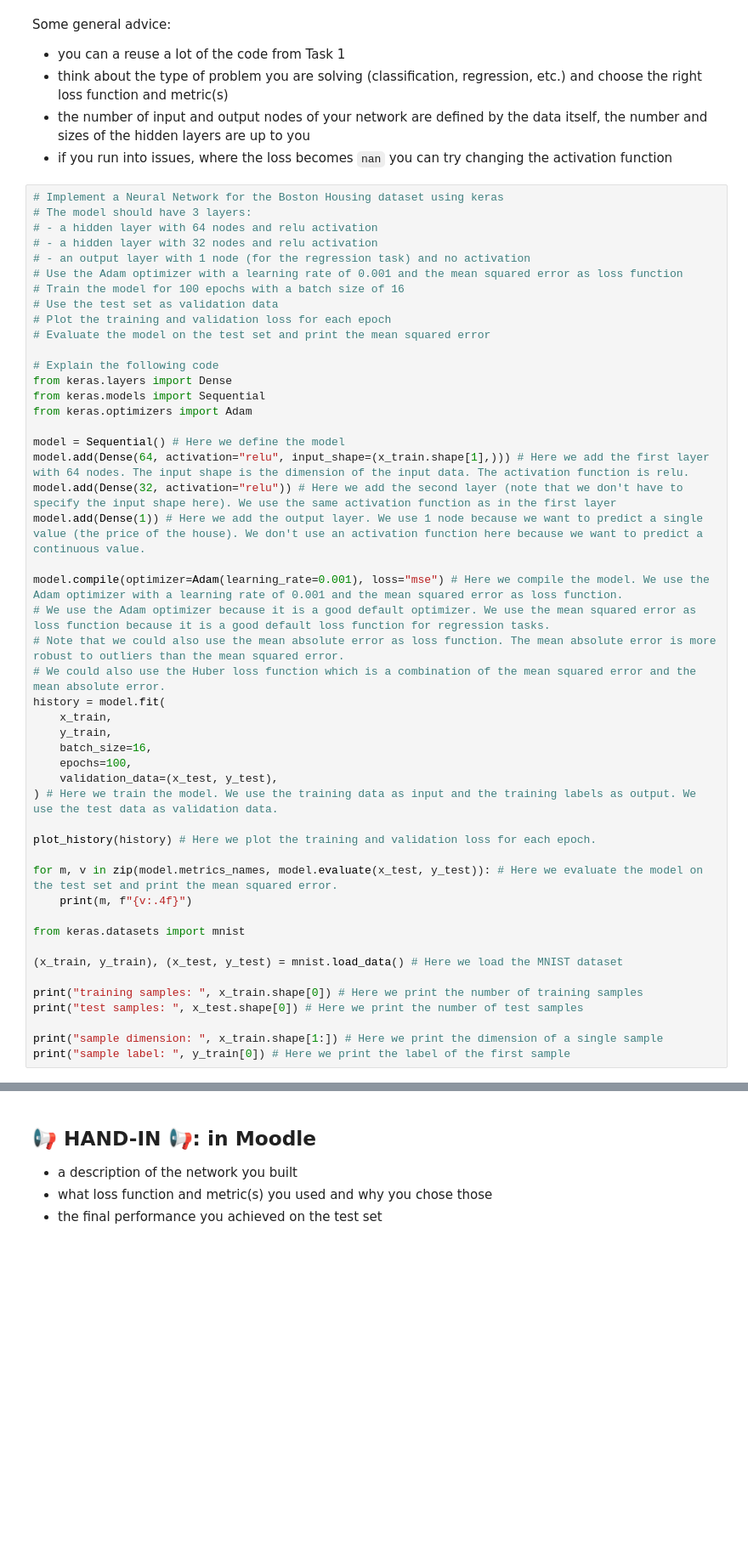
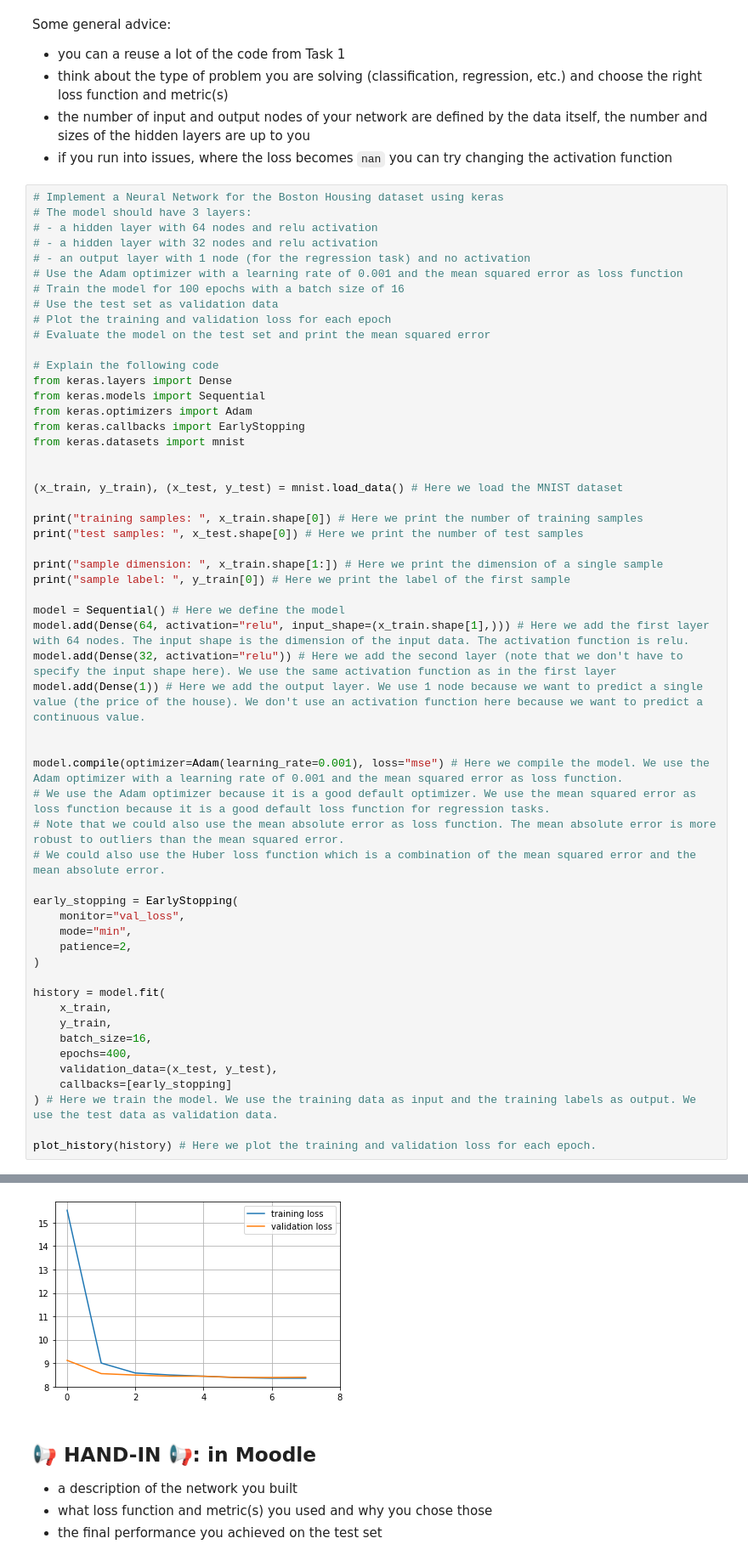
Before and after one commit to ArmandoShala/mldm_hs22, a Jupyter notebook: labs/L10_Neural_Networks_2_LAB_ASSIGNMENT.ipynb, the cells around one changed output, grey strips where cells are left out. Shown at 85% size. Cells and saved outputs as stored; diff of their text form; blank space fills up the shorter version.

```diff
--- a/labs/L10_Neural_Networks_2_LAB_ASSIGNMENT.ipynb
+++ b/labs/L10_Neural_Networks_2_LAB_ASSIGNMENT.ipynb
@@ -508,30 +505,9 @@ Some general advice:
 from keras.layers import Dense
 from keras.models import Sequential
 from keras.optimizers import Adam
+from keras.callbacks import EarlyStopping
+from keras.datasets import mnist
 
-model = Sequential() # Here we define the model
-model.add(Dense(64, activation="relu", input_shape=(x_train.shape[1],))) # Here we add the first layer with 64 nodes. The input shape is the dimension of the input data. The activation function is relu.
-model.add(Dense(32, activation="relu")) # Here we add the second layer (note that we don't have to specify the input shape here). We use the same activation function as in the first layer
-model.add(Dense(1)) # Here we add the output layer. We use 1 node because we want to predict a single value (the price of the house). We don't use an activation function here because we want to predict a continuous value.
-
-model.compile(optimizer=Adam(learning_rate=0.001), loss="mse") # Here we compile the model. We use the Adam optimizer with a learning rate of 0.001 and the mean squared error as loss function.
-# We use the Adam optimizer because it is a good default optimizer. We use the mean squared error as loss function because it is a good default loss function for regression tasks.
-# Note that we could also use the mean absolute error as loss function. The mean absolute error is more robust to outliers than the mean squared error.
-# We could also use the Huber loss function which is a combination of the mean squared error and the mean absolute error.
-history = model.fit(
-    x_train,
-    y_train,
-    batch_size=16,
-    epochs=100,
-    validation_data=(x_test, y_test),
-) # Here we train the model. We use the training data as input and the training labels as output. We use the test data as validation data.
-
-plot_history(history) # Here we plot the training and validation loss for each epoch.
-
-for m, v in zip(model.metrics_names, model.evaluate(x_test, y_test)): # Here we evaluate the model on the test set and print the mean squared error.
-    print(m, f"{v:.4f}")
-
-from keras.datasets import mnist
 
 (x_train, y_train), (x_test, y_test) = mnist.load_data() # Here we load the MNIST dataset
 
@@ -540,3 +516,32 @@ print("test samples: ", x_test.shape[0]) # Here we print the number of test samp
 
 print("sample dimension: ", x_train.shape[1:]) # Here we print the dimension of a single sample
 print("sample label: ", y_train[0]) # Here we print the label of the first sample
+
+model = Sequential() # Here we define the model
+model.add(Dense(64, activation="relu", input_shape=(x_train.shape[1],))) # Here we add the first layer with 64 nodes. The input shape is the dimension of the input data. The activation function is relu.
+model.add(Dense(32, activation="relu")) # Here we add the second layer (note that we don't have to specify the input shape here). We use the same activation function as in the first layer
+model.add(Dense(1)) # Here we add the output layer. We use 1 node because we want to predict a single value (the price of the house). We don't use an activation function here because we want to predict a continuous value.
+
+
+model.compile(optimizer=Adam(learning_rate=0.001), loss="mse") # Here we compile the model. We use the Adam optimizer with a learning rate of 0.001 and the mean squared error as loss function.
+# We use the Adam optimizer because it is a good default optimizer. We use the mean squared error as loss function because it is a good default loss function for regression tasks.
+# Note that we could also use the mean absolute error as loss function. The mean absolute error is more robust to outliers than the mean squared error.
+# We could also use the Huber loss function which is a combination of the mean squared error and the mean absolute error.
+
+early_stopping = EarlyStopping(
+    monitor="val_loss",
+    mode="min",
+    patience=2,
+)
+
+history = model.fit(
+    x_train,
+    y_train,
+    batch_size=16,
+    epochs=400,
+    validation_data=(x_test, y_test),
+    callbacks=[early_stopping]
+) # Here we train the model. We use the training data as input and the training labels as output. We use the test data as validation data.
+
+plot_history(history) # Here we plot the training and validation loss for each epoch.
+# %% [output]
@@ -543,3 +565,4 @@ print("sample label: ", y_train[0]) # Here we print the label of the first sampl
+[figure, added]
 # %% [markdown]
 ## 📢 **HAND-IN** 📢: in **Moodle**
 
```
Also changed, not shown: parts of 2 cells of this notebook.
